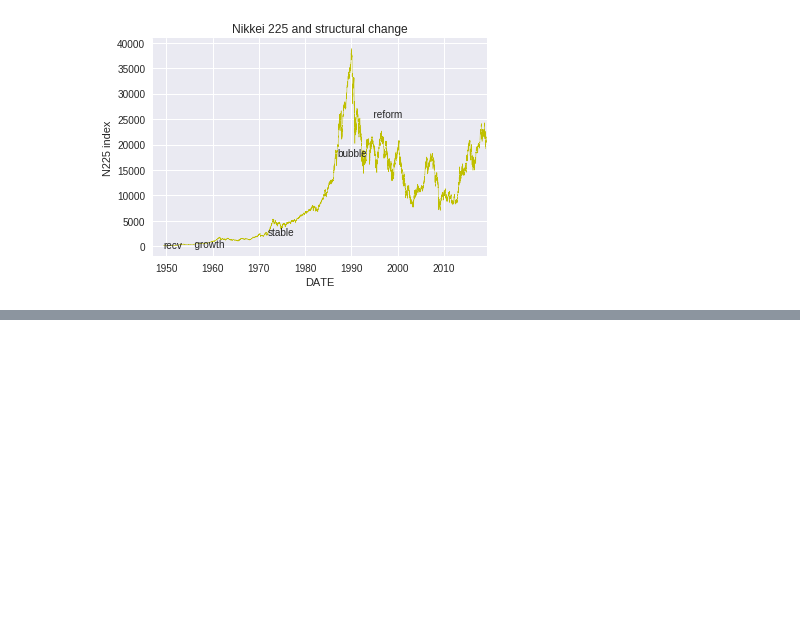
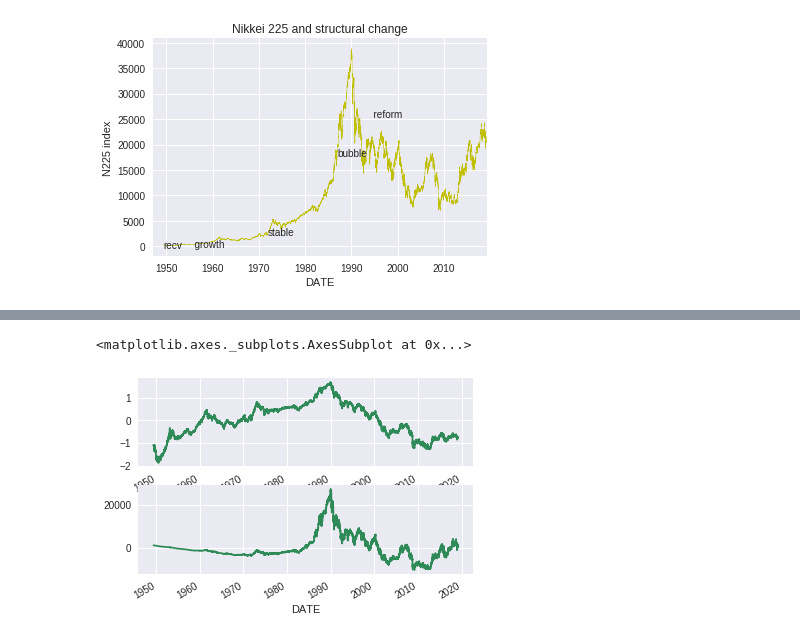
Before and after one commit to kzysmrt/finance, a Jupyter notebook: Untitled1.ipynb, the cells around one changed output, grey strips where cells are left out. Drawn from its saved outputs; the diff is of its cells as text; code cells hidden in the pictures; blank space fills up the shorter version.

```diff
--- a/Untitled1.ipynb
+++ b/Untitled1.ipynb
@@ -58,0 +123,10 @@ for date, label in struct_break:
+# %%
+fig = plt.figure()
+ax1 = fig.add_subplot(211)
+lresults.resid.plot(color="seagreen")
+
+ax2 = fig.add_subplot(212)
+results.resid.plot(color="seagreen")
+# %% [output]
+<matplotlib.axes._subplots.AxesSubplot at 0x...>
+[figure, added]
```
Also changed, not shown: parts of 4 cells of this notebook.
